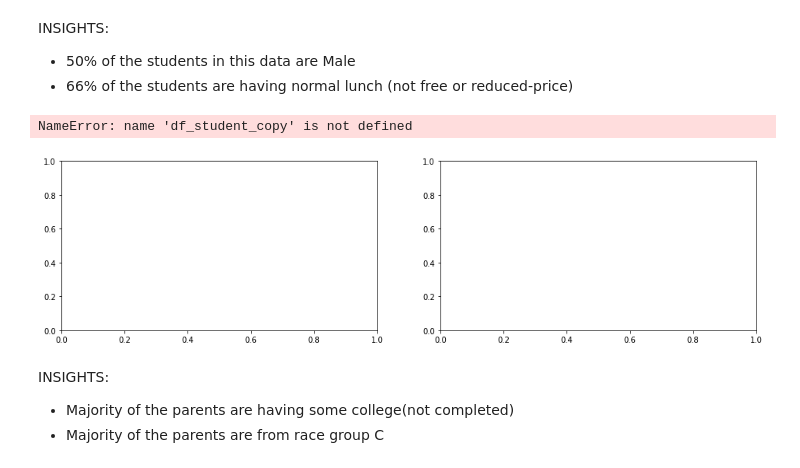
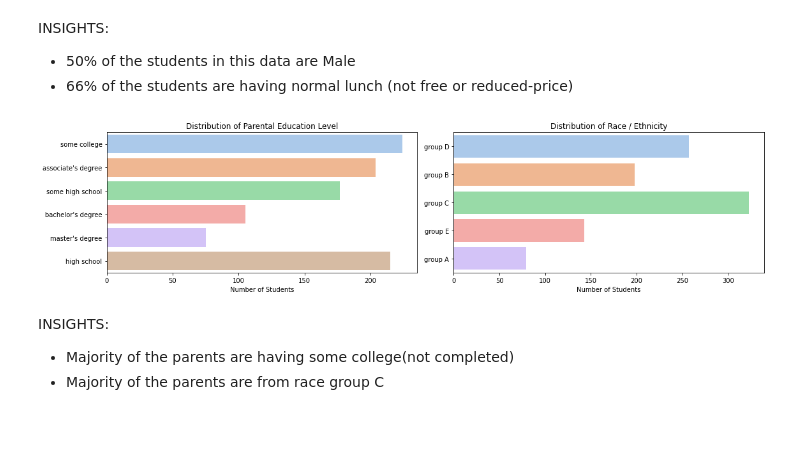
Before and after one commit to lightkun10/Student-Performance-Analysis, a Jupyter notebook: spp.ipynb, the cells around one changed output. Cells and saved outputs as stored; diff of their text form; code cells hidden in the pictures; blank space fills up the shorter version.

```diff
--- a/spp.ipynb
+++ b/spp.ipynb
@@ -384,37 +384,36 @@ INSIGHTS:
 # %%
 # Set the color palette
 palette = sns.color_palette("pastel")
 
 # Create a figure with two subplots
 fig, axs = plt.subplots(1, 2, figsize=(16, 4))
 
 # Create the first subplot for the countplot of parental level of education
-sns.countplot(y="parental level of education", data=df_student_copy, ax=axs[0], palette=palette)
+sns.countplot(y="parental level of education", data=df_student, ax=axs[0], palette=palette)
 axs[0].set_title('Distribution of Parental Education Level')
 
 # Create the second subplot for the countplot of race/ethnicity
-sns.countplot(y="race/ethnicity", data=df_student_copy, ax=axs[1], palette=palette)
+sns.countplot(y="race/ethnicity", data=df_student, ax=axs[1], palette=palette)
 axs[1].set_title('Distribution of Race / Ethnicity')
 
 # Set the y-labels for both subplots
 axs[0].set_ylabel('')
 axs[1].set_ylabel('')
 
 # Set the x-labels for both subplots
 axs[0].set_xlabel('Number of Students')
 axs[1].set_xlabel('Number of Students')
 
 # Increase the distance between subplots
 fig.subplots_adjust(wspace=0.5)
 
 # Set the tight layout
 plt.tight_layout()
 
 # Display the plot
 plt.show()
 # %% [output]
-NameError: name 'df_student_copy' is not defined
-[figure, old version]
+[figure, new version]
 # %% [markdown]
 INSIGHTS:
 - Majority of the parents are having some college(not completed)
```
Also changed, not shown: parts of 6 cells of this notebook.
